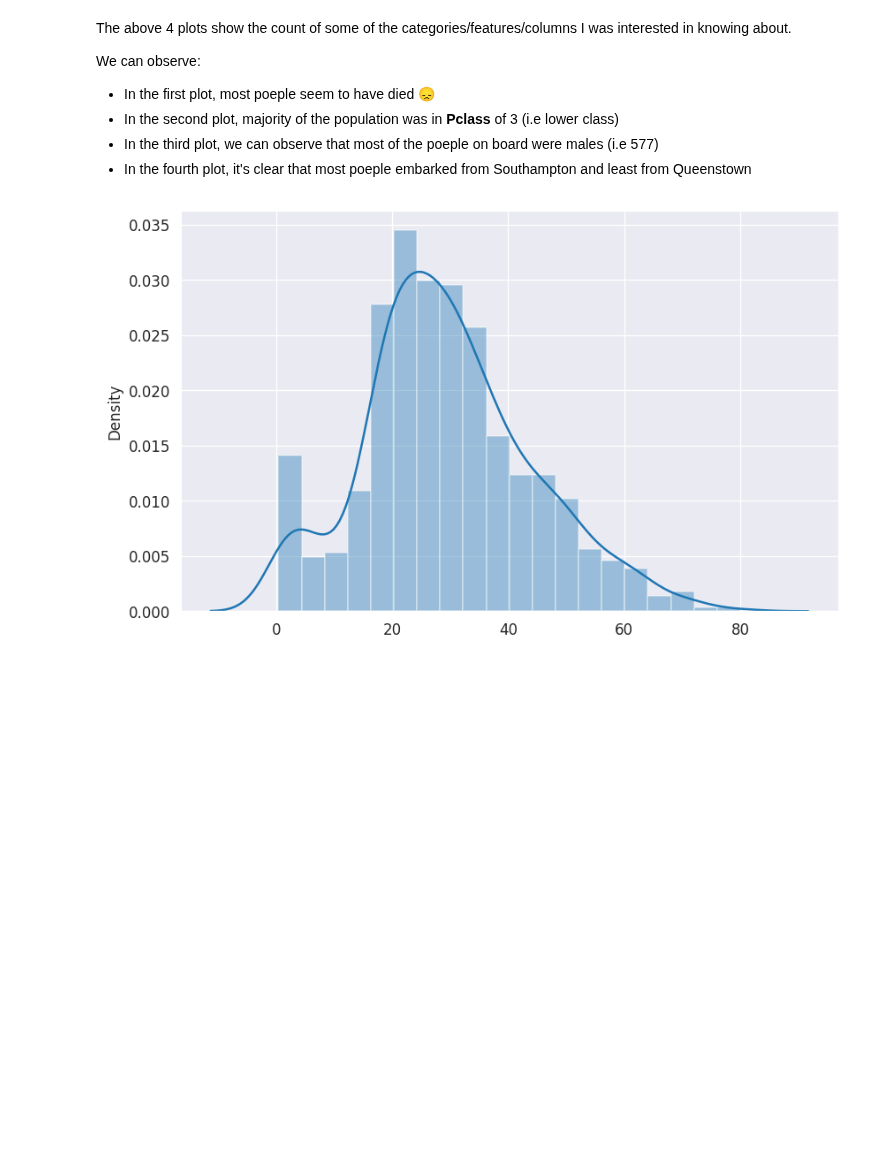
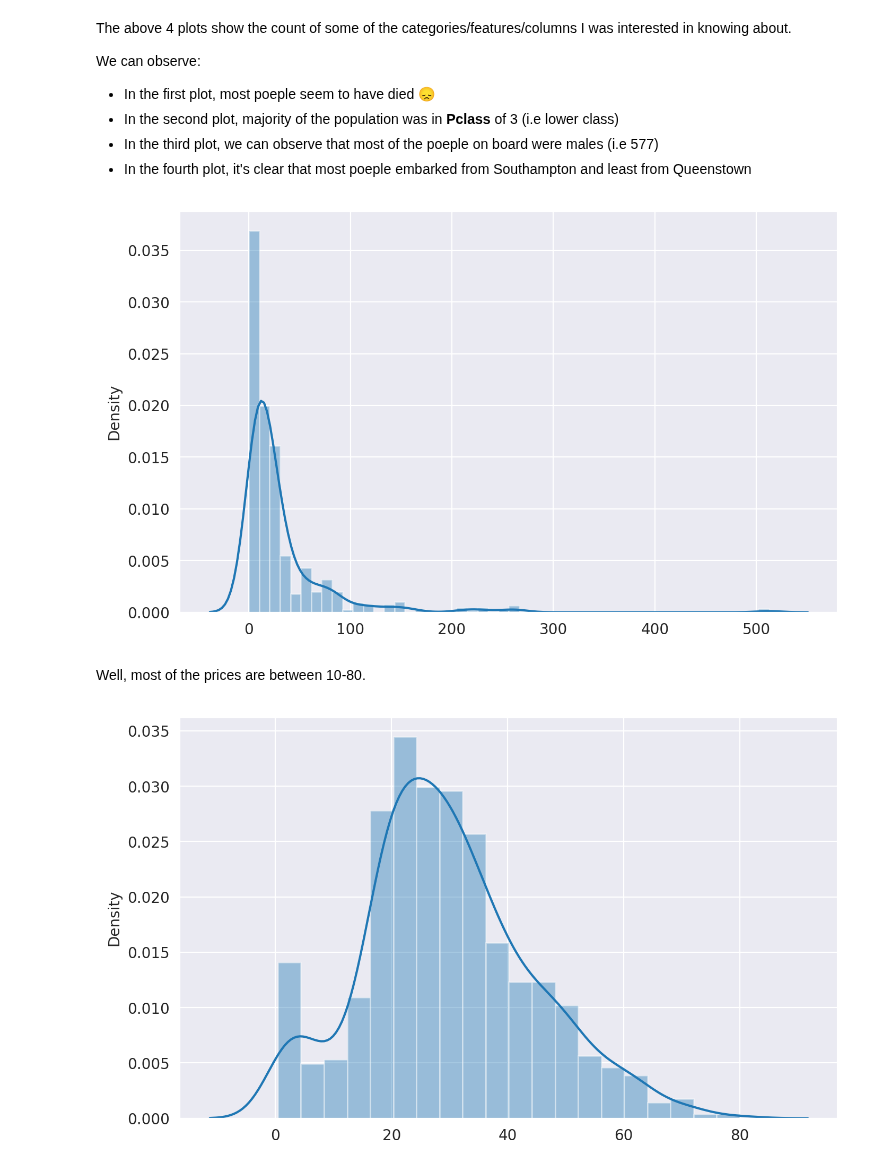
Before and after one commit to muhammadanas0716/Machine-Learning-101, a Jupyter notebook: Titanic - Machine Learning from Disaster/Project Notebook.ipynb, the cells around one changed output. Drawn from its saved outputs; the diff is of its cells as text; code cells hidden in the pictures; blank space fills up the shorter version.

```diff
--- a/Titanic - Machine Learning from Disaster/Project Notebook.ipynb
+++ b/Titanic - Machine Learning from Disaster/Project Notebook.ipynb
@@ -114,5 +114,14 @@ We can observe:
 * In the second plot, majority of the population was in **Pclass** of 3 (i.e lower class)
 * In the third plot, we can observe that most of the poeple on board were males (i.e 577)
 * In the fourth plot, it's clear that most poeple embarked from Southampton and least from Queenstown
+# %%
+# Distribution of the Fares
+plt.figure(figsize=(8, 5), dpi=200)
+sns.distplot(x=titanic_df["Fare"])
+plt.show()
+# %% [output]
+[figure, added]
+# %% [markdown]
+Well, most of the prices are between 10-80.
 # %%
 # Distribution of age
```
Also changed, not shown: parts of 22 cells of this notebook.
